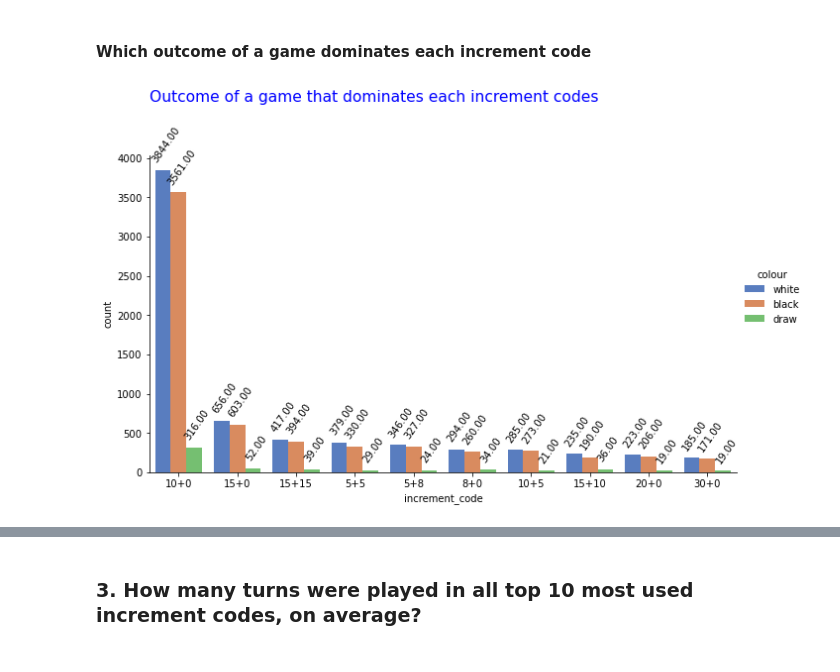
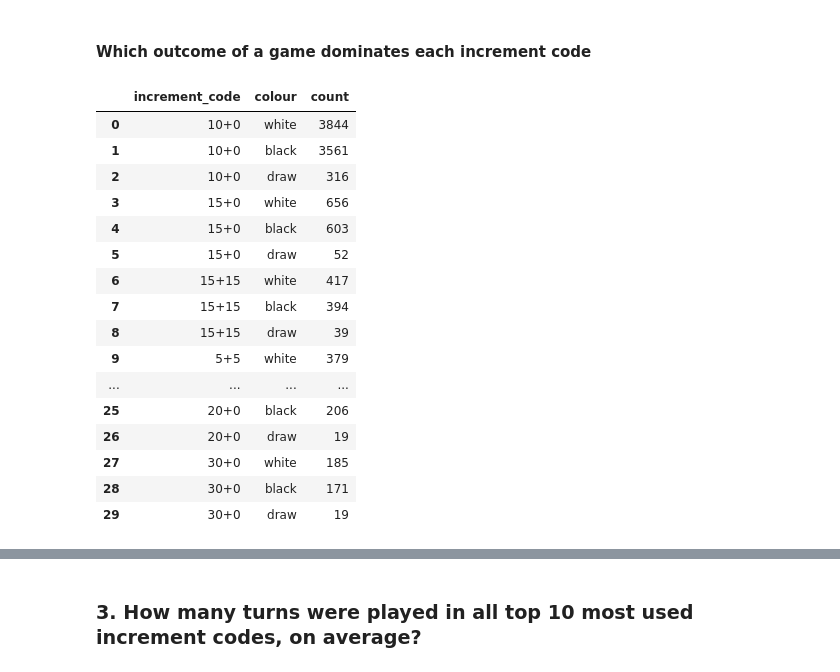
Before and after one commit to achyutgk23/chess_game_project, a Jupyter notebook: ChessGame.ipynb, the cells around one changed output, grey strips where cells are left out. Saved outputs shown, nothing was run; the diff lists cells and outputs as text; code cells hidden in the pictures.

```diff
--- a/ChessGame.ipynb
+++ b/ChessGame.ipynb
@@ -203,33 +226,43 @@ title('Top 10 most used increment codes')
 # %%
 # Identifying which outcome of the game (i.e. white, black and draw) has more
 # number of occurance in each of the top 10 increment codes
 
 # Creating a list of top 10 increment codes
 incr_names = list(top10_incr_codes.index[:10])
 
 # Empty dictionary for storage
 incr_dict = {}
 
 # Writing a for loop which gives number of different outcomes for each increment codes
 for number in range(10):
     incr_dict[incr_names[number]] = df[
         df["increment_code"]==incr_names[number]]["winner"].value_counts()
 
 # concatenating incr_dict dictionary along 0 axis (along rows)
 incr_sr = pd.concat(incr_dict, axis=0)
 
 # Converting series into dataframe, resetting index and renaming the columns
 incr_df = pd.DataFrame(incr_sr).reset_index()
 incr_df.rename(columns={'level_0':'increment_code',
                        'level_1':'colour',
                        'winner':'count'}, inplace=True)
 
-# Plotting total number of wins by all 3 outcomes of the game (black, white and draw)
-# in each of the top 10 increment codes
-incr_plot = sns.catplot(data=incr_df, kind='bar',
-            x='increment_code', y='count',
-            hue='colour', aspect=1.8, palette='muted');
-text_in_plot(incr_plot.ax)
-title('Outcome of a game that dominates each increment codes')
+incr_df
 # %% [output]
-[figure, removed]
+|  | increment_code | colour | count |
+| 0 | 10+0 | white | 3844 |
+| 1 | 10+0 | black | 3561 |
+| 2 | 10+0 | draw | 316 |
+| 3 | 15+0 | white | 656 |
+| 4 | 15+0 | black | 603 |
+| 5 | 15+0 | draw | 52 |
+| 6 | 15+15 | white | 417 |
+| 7 | 15+15 | black | 394 |
+| 8 | 15+15 | draw | 39 |
+| 9 | 5+5 | white | 379 |
+| ... | ... | ... | ... |
+| 25 | 20+0 | black | 206 |
+| 26 | 20+0 | draw | 19 |
+| 27 | 30+0 | white | 185 |
+| 28 | 30+0 | black | 171 |
+| 29 | 30+0 | draw | 19 |
```
Also changed, not shown: parts of 11 cells of this notebook.
